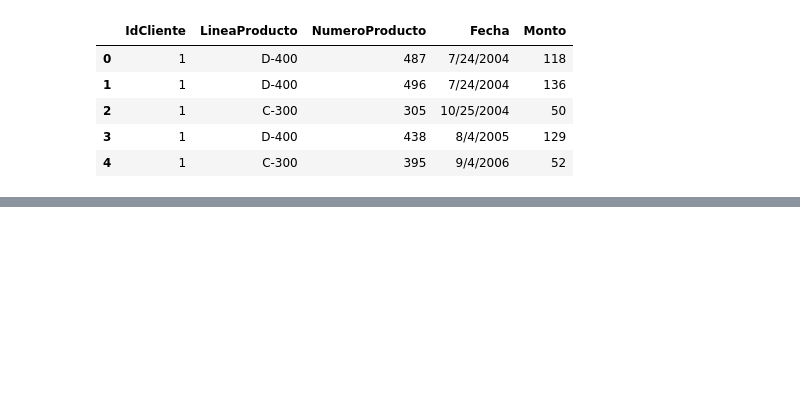
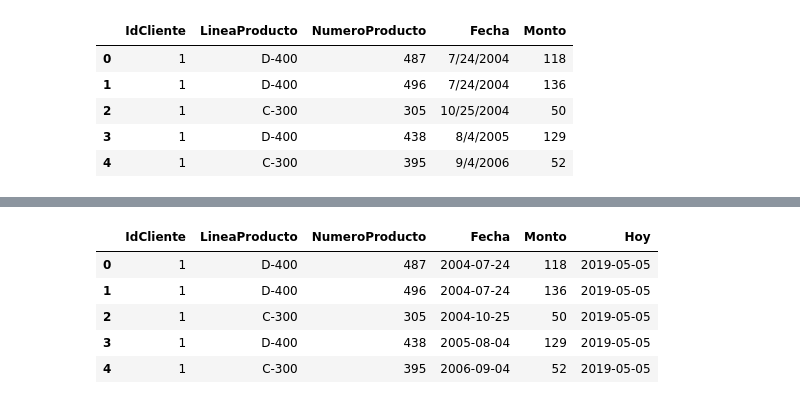
Before and after one commit to peterdelaguila/peterdelaguila, a Jupyter notebook: rfm_analysis.ipynb, the cells around one changed output, grey strips where cells are left out. Cells and saved outputs as stored; diff of their text form; code cells hidden in the pictures; blank space fills up the shorter version.

```diff
--- a/rfm_analysis.ipynb
+++ b/rfm_analysis.ipynb
@@ -19,0 +36,2 @@ data.head(5)
+# %%
+data['Fecha'] = pd.to_datetime(data['Fecha'])
@@ -19,0 +75,11 @@ data.head(5)
+# %%
+data['Hoy'] = dt.date(2019,5,5)
+# %%
+data.head(5)
+# %% [output]
+|  | IdCliente | LineaProducto | NumeroProducto | Fecha | Monto | Hoy |
+| 0 | 1 | D-400 | 487 | 2004-07-24 | 118 | 2019-05-05 |
+| 1 | 1 | D-400 | 496 | 2004-07-24 | 136 | 2019-05-05 |
+| 2 | 1 | C-300 | 305 | 2004-10-25 | 50 | 2019-05-05 |
+| 3 | 1 | D-400 | 438 | 2005-08-04 | 129 | 2019-05-05 |
+| 4 | 1 | C-300 | 395 | 2006-09-04 | 52 | 2019-05-05 |
```
Also changed, not shown: parts of 28 cells of this notebook.
